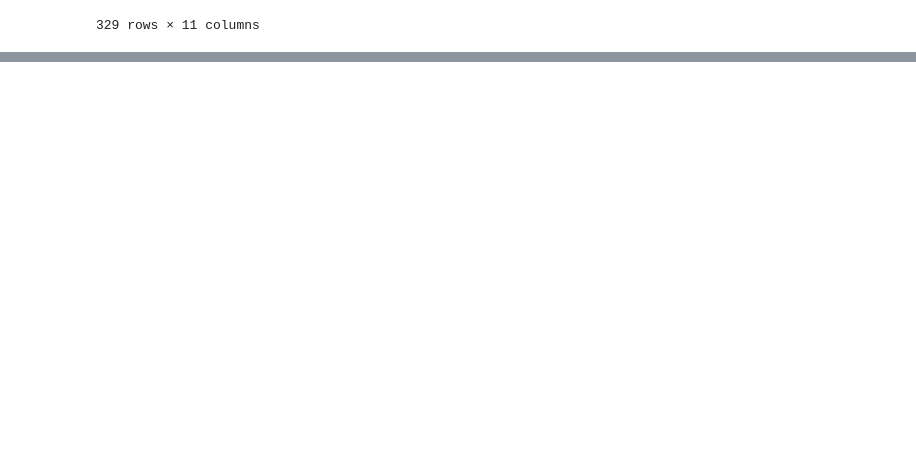
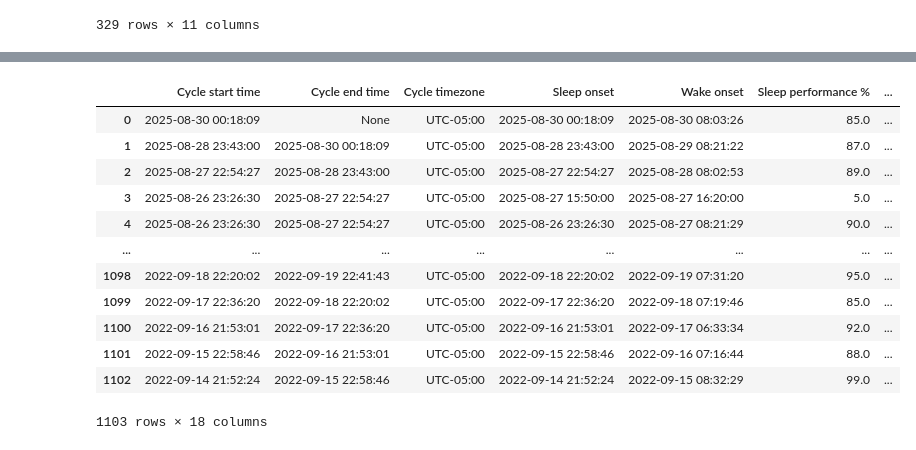
Before and after one commit to TylerAnderton/Healthcare-Assistant, a Jupyter notebook: ingestion_check.ipynb, the cells around one changed output, grey strips where cells are left out. Cells and saved outputs as stored; diff of their text form; code cells hidden in the pictures; blank space fills up the shorter version.

```diff
--- a/ingestion_check.ipynb
+++ b/ingestion_check.ipynb
@@ -1,3 +1,5 @@
 # %%
 import os
 import pandas as pd
+
+processed_dir = os.getenv("PROCESSED_DIR","./data/processed")
@@ -53,0 +129,4 @@ df[df['vendor'] == 'LabCorp']
+# %%
+whoop_dir = os.path.join(processed_dir, "tables")
+whoop_journal_entries_df = pd.read_parquet(os.path.join(whoop_dir, "whoop_journal_entries.parquet"))
+whoop_journal_entries_df
@@ -53,0 +164,17 @@ df[df['vendor'] == 'LabCorp']
+# %%
+whoop_sleeps_df = pd.read_parquet(os.path.join(whoop_dir, "whoop_sleeps.parquet"))
+whoop_sleeps_df
+# %% [output]
+|  | Cycle start time | Cycle end time | Cycle timezone | Sleep onset | Wake onset | Sleep performance % | ... |
+| 0 | 2025-08-30 00:18:09 | None | UTC-05:00 | 2025-08-30 00:18:09 | 2025-08-30 08:03:26 | 85.0 | ... |
+| 1 | 2025-08-28 23:43:00 | 2025-08-30 00:18:09 | UTC-05:00 | 2025-08-28 23:43:00 | 2025-08-29 08:21:22 | 87.0 | ... |
+| 2 | 2025-08-27 22:54:27 | 2025-08-28 23:43:00 | UTC-05:00 | 2025-08-27 22:54:27 | 2025-08-28 08:02:53 | 89.0 | ... |
+| 3 | 2025-08-26 23:26:30 | 2025-08-27 22:54:27 | UTC-05:00 | 2025-08-27 15:50:00 | 2025-08-27 16:20:00 | 5.0 | ... |
+| 4 | 2025-08-26 23:26:30 | 2025-08-27 22:54:27 | UTC-05:00 | 2025-08-26 23:26:30 | 2025-08-27 08:21:29 | 90.0 | ... |
+| ... | ... | ... | ... | ... | ... | ... | ... |
+| 1098 | 2022-09-18 22:20:02 | 2022-09-19 22:41:43 | UTC-05:00 | 2022-09-18 22:20:02 | 2022-09-19 07:31:20 | 95.0 | ... |
+| 1099 | 2022-09-17 22:36:20 | 2022-09-18 22:20:02 | UTC-05:00 | 2022-09-17 22:36:20 | 2022-09-18 07:19:46 | 85.0 | ... |
+| 1100 | 2022-09-16 21:53:01 | 2022-09-17 22:36:20 | UTC-05:00 | 2022-09-16 21:53:01 | 2022-09-17 06:33:34 | 92.0 | ... |
+| 1101 | 2022-09-15 22:58:46 | 2022-09-16 21:53:01 | UTC-05:00 | 2022-09-15 22:58:46 | 2022-09-16 07:16:44 | 88.0 | ... |
+| 1102 | 2022-09-14 21:52:24 | 2022-09-15 22:58:46 | UTC-05:00 | 2022-09-14 21:52:24 | 2022-09-15 08:32:29 | 99.0 | ... |
+1103 rows × 18 columns
```
Also changed, not shown: parts of 15 cells of this notebook, 4 other files.
